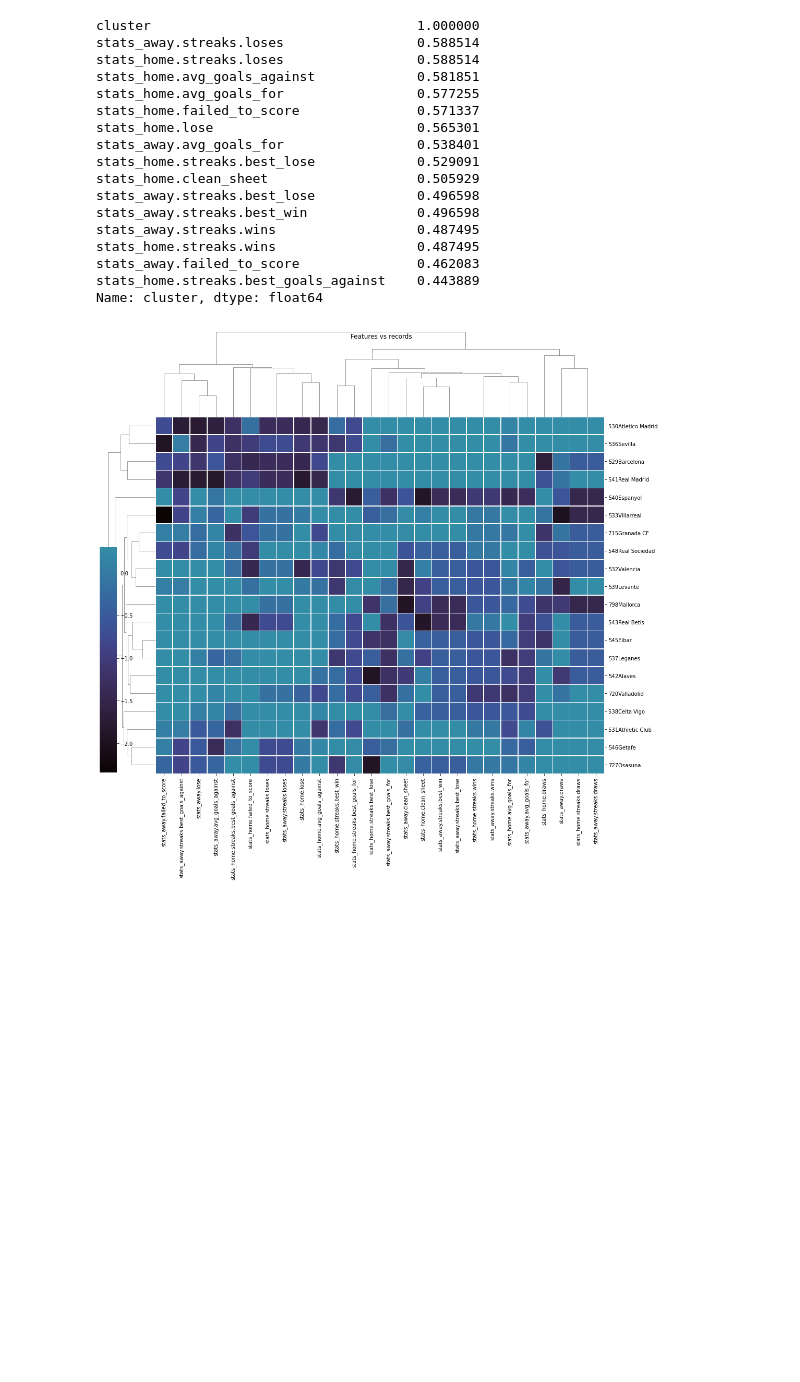
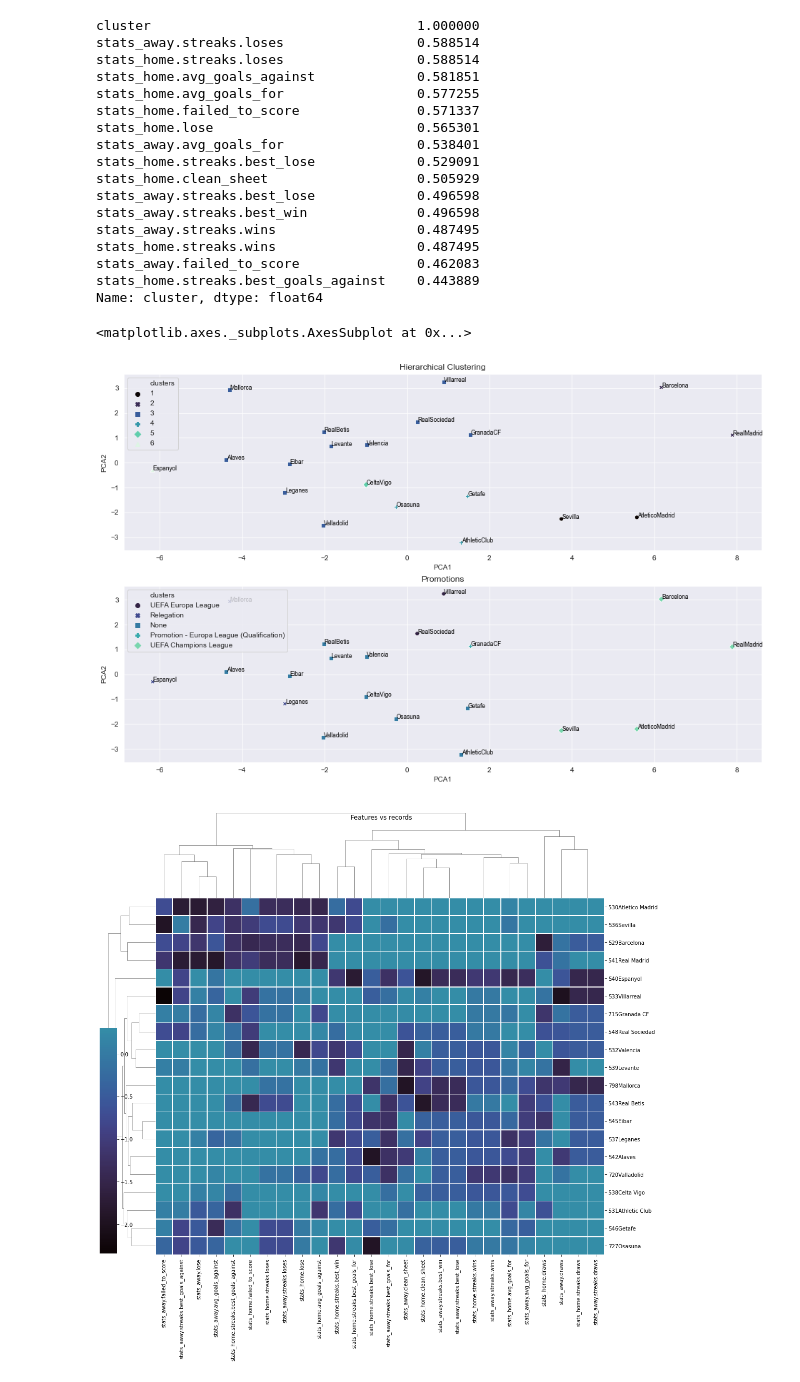
Before and after one commit to clarismiranda/Statsfootball, a Jupyter notebook: ranking_prediction.ipynb, the cells around one changed output. Cells and saved outputs as stored; diff of their text form; code cells hidden in the pictures; blank space fills up the shorter version.

```diff
--- a/ranking_prediction.ipynb
+++ b/ranking_prediction.ipynb
@@ -176,10 +176,10 @@ print(seasons)
 target_col = ["rank", "points", "description"]
 # Data initialization
 data, column_names = ranking.concat_data(country, league, seasons, target_col, clean_type=None)
-all_data, all_season, all_names, all_target = ranking.get_all_data(data, len(target_col))
+initial_data, all_season, all_names, all_target = ranking.get_all_data(data, len(target_col))
 # %%
 # Use Agglomerative
-all_data = preprocessing.StandardScaler().fit_transform(all_data)
+all_data = preprocessing.StandardScaler().fit_transform(initial_data)
 dendo_label = label_team_season(all_names, all_season)
 Z, coph_matrix, coph = HierarchicalClustering(all_data, dendo_label)
 # %% [output]
@@ -231,6 +231,34 @@ stats_home.streaks.wins                  0.487495
 stats_away.failed_to_score               0.462083
 stats_home.streaks.best_goals_against    0.443889
 Name: cluster, dtype: float64
+# %%
+from sklearn.decomposition import PCA
+import re
+
+def cluster_scatter(title, data, clusters, label, axes):
+    axes.set_title(title)
+    pca_data = pd.DataFrame()
+    pca = PCA(n_components=2)
+    X = pca.fit_transform(data)
+    pca_data["PCA1"] = X[:,0]
+    pca_data["PCA2"] = X[:,1]
+    pca_data["clusters"] = clusters
+    label = ["".join(re.findall("[^\W\d_]", x)) for x in label]
+    pca_data["names"] = label
+    p1 = sns.scatterplot( x='PCA1', y='PCA2', data=pca_data, hue='clusters', style='clusters', legend='full', palette="mako", ax=axes)
+    for line in range(0, pca_data.shape[0]):
+        p1.text(pca_data['PCA1'][line]+0.01, pca_data['PCA2'][line],
+                 pca_data['names'][line], horizontalalignment='left', size='small', color='black')
+    return p1
+# %%
+sns.set_style("darkgrid")
+fig, (ax1,ax2) = plt.subplots(2,1, figsize=(16,10))
+cluster_scatter('Hierarchical Clustering', all_data, all_lst, dendo_label, ax1)
+promotions = [ranking.decode_description(x) for x in all_target[2]]
+cluster_scatter('Promotions', all_data, promotions, dendo_label, ax2)
+# %% [output]
+<matplotlib.axes._subplots.AxesSubplot at 0x...>
+[figure, added]
 # %%
 dendogram_vs_features(Z, all_data, all_names, column_names)
 # %% [output]
```
Also changed, not shown: 5 other files.
